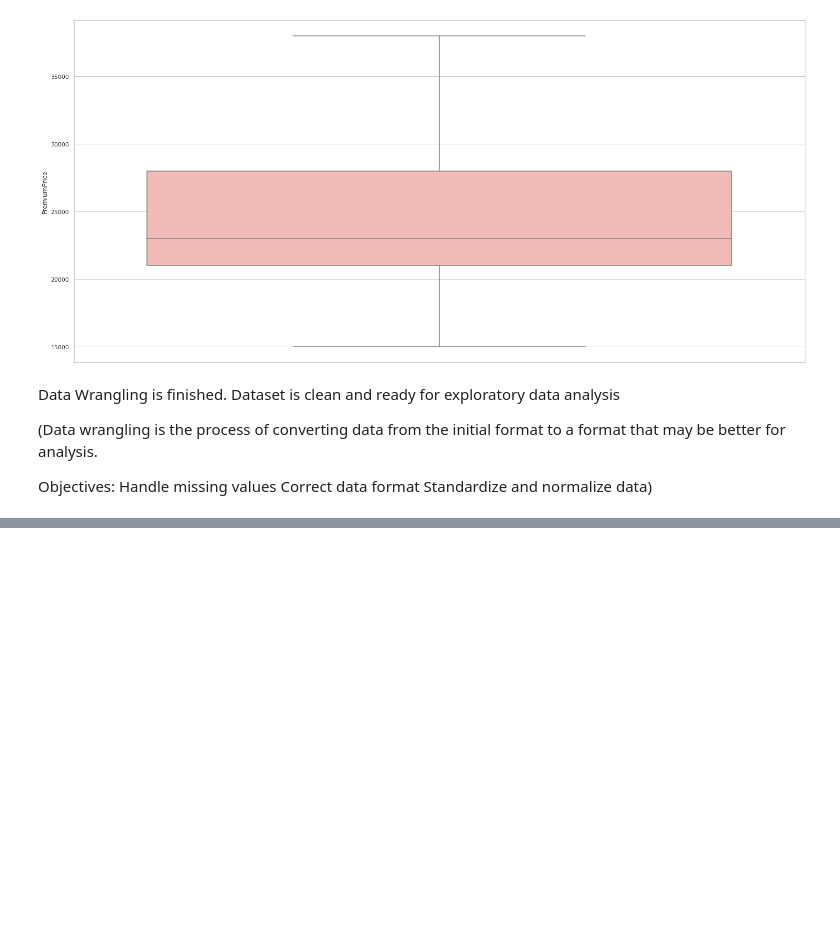
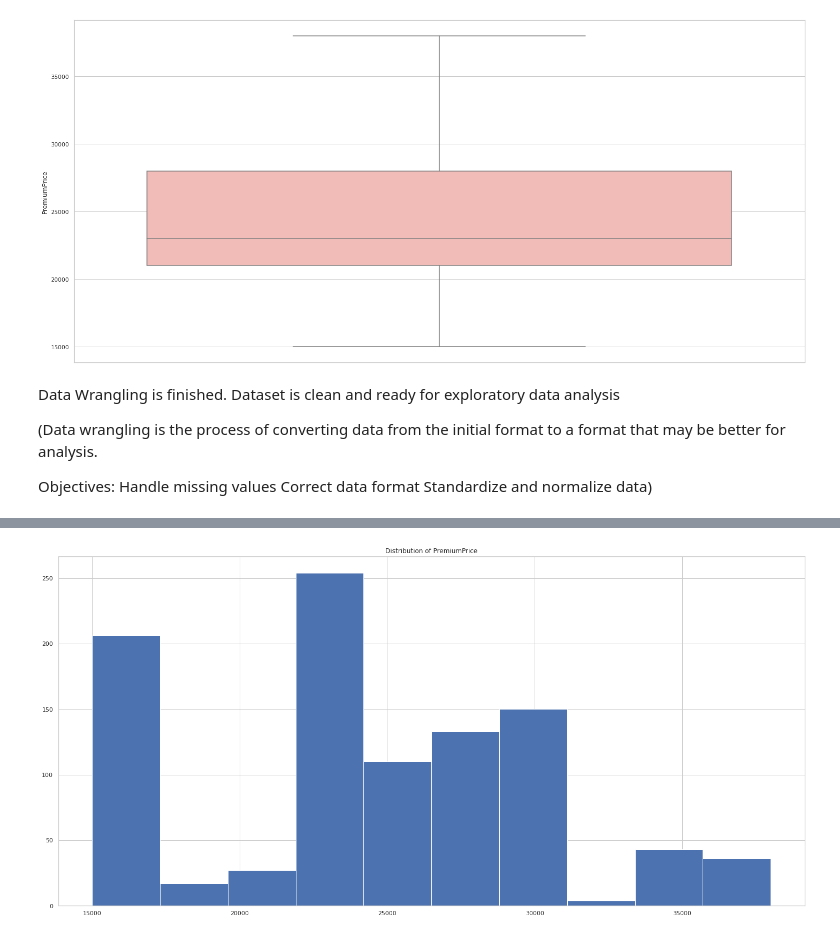
Before and after one commit to DrBharathiTC/Medical-insurance-premium-prediction, a Jupyter notebook: MEDICAL_INSURANCE_PREMIUM_PRICE_PREDICTION.ipynb, the cells around one changed output, grey strips where cells are left out. Drawn from its saved outputs; the diff is of its cells as text; code cells hidden in the pictures; blank space fills up the shorter version.

```diff
--- a/MEDICAL_INSURANCE_PREMIUM_PRICE_PREDICTION.ipynb
+++ b/MEDICAL_INSURANCE_PREMIUM_PRICE_PREDICTION.ipynb
@@ -184,0 +213,5 @@ Objectives: Handle missing values Correct data format Standardize and normalize
+# %%
+PPDF.PremiumPrice.hist()
+plt.title('Distribution of PremiumPrice');
+# %% [output]
+[figure, added]
```
Also changed, not shown: parts of 62 cells of this notebook.
